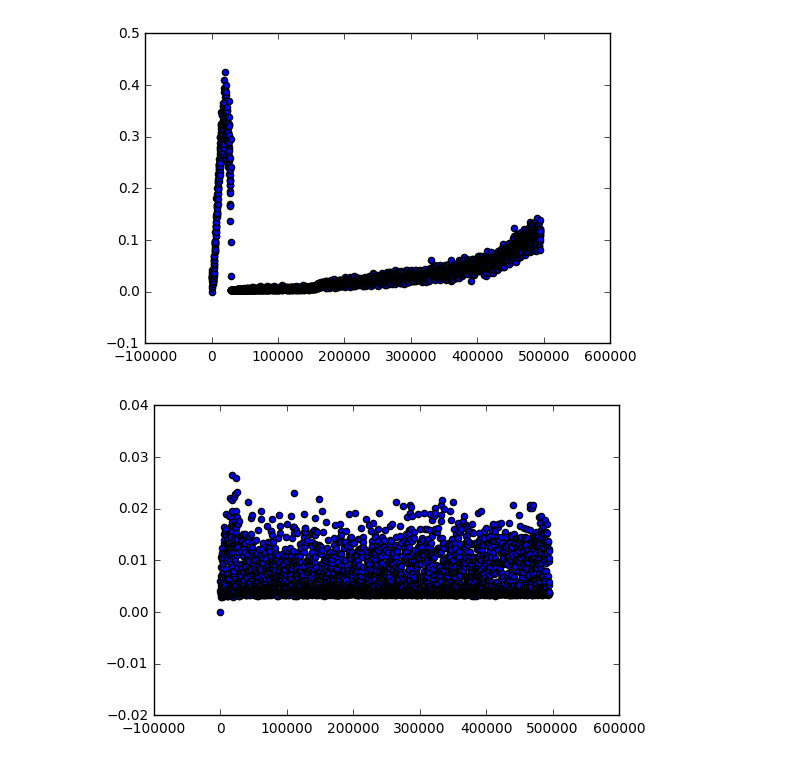
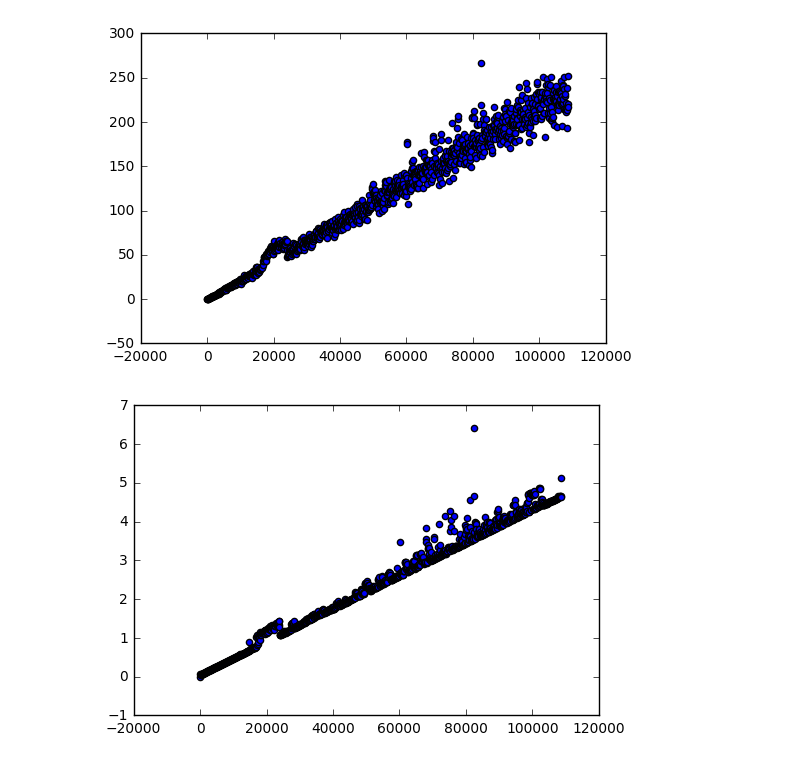
Before and after one commit to CallumJHays/ball-tree-rust, a Jupyter notebook: Untitled.ipynb, the cells around one changed output. Drawn from its saved outputs; the diff is of its cells as text; code cells hidden in the pictures.

Commit message:
added benchmark data and python notebook

```diff
--- a/Untitled.ipynb
+++ b/Untitled.ipynb
@@ -1,27 +1,27 @@
 # %%
 import numpy as np
 import matplotlib.pyplot as plt
 import struct
 from functools import partial
 
 def data_iter(f):
     for chunk in iter(partial(f.read, 28), ''):
         if chunk:
             yield struct.unpack('>LQLQL', chunk)
         else:
             return
 
-f = open('benchmarks/3.blob', 'rb')
+f = open('benchmarks/9.blob', 'rb')
 push = [(data[0], data[1] + data[2] / 1000000000., data[3] + data[4] / 1000000000.) for data in data_iter(f)]
 x = [data[0] for data in push]
 y1 = [data[1] for data in push]
 y2 = [data[2] for data in push]
 
 plt.scatter(x, y1)
 plt.show()
 
 plt.scatter(x, y2)
 plt.show()
 # %% [output]
-[figure, old version]
+[figure, new version]
-[figure, old version]
+[figure, new version]
```
Also changed, not shown: 14 other files.
